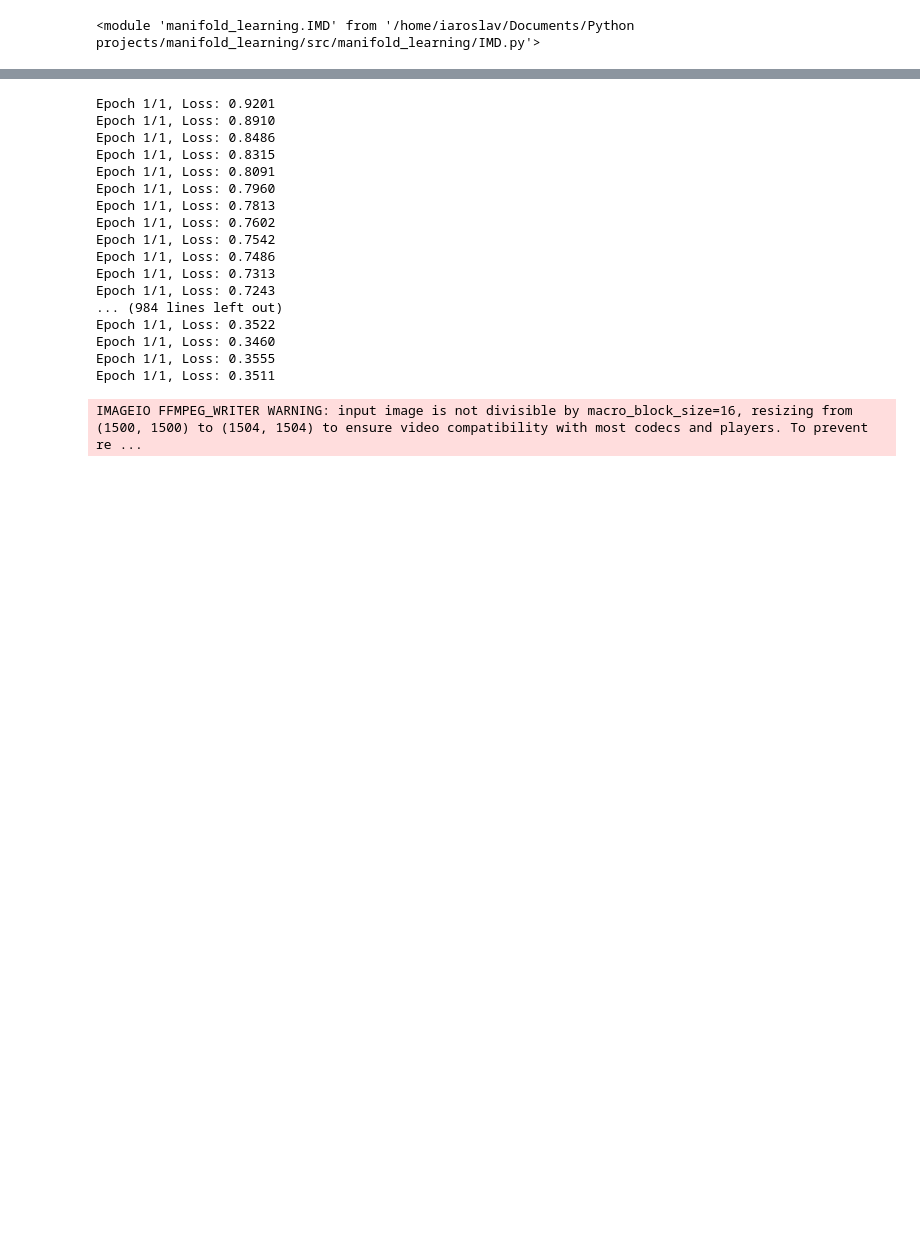
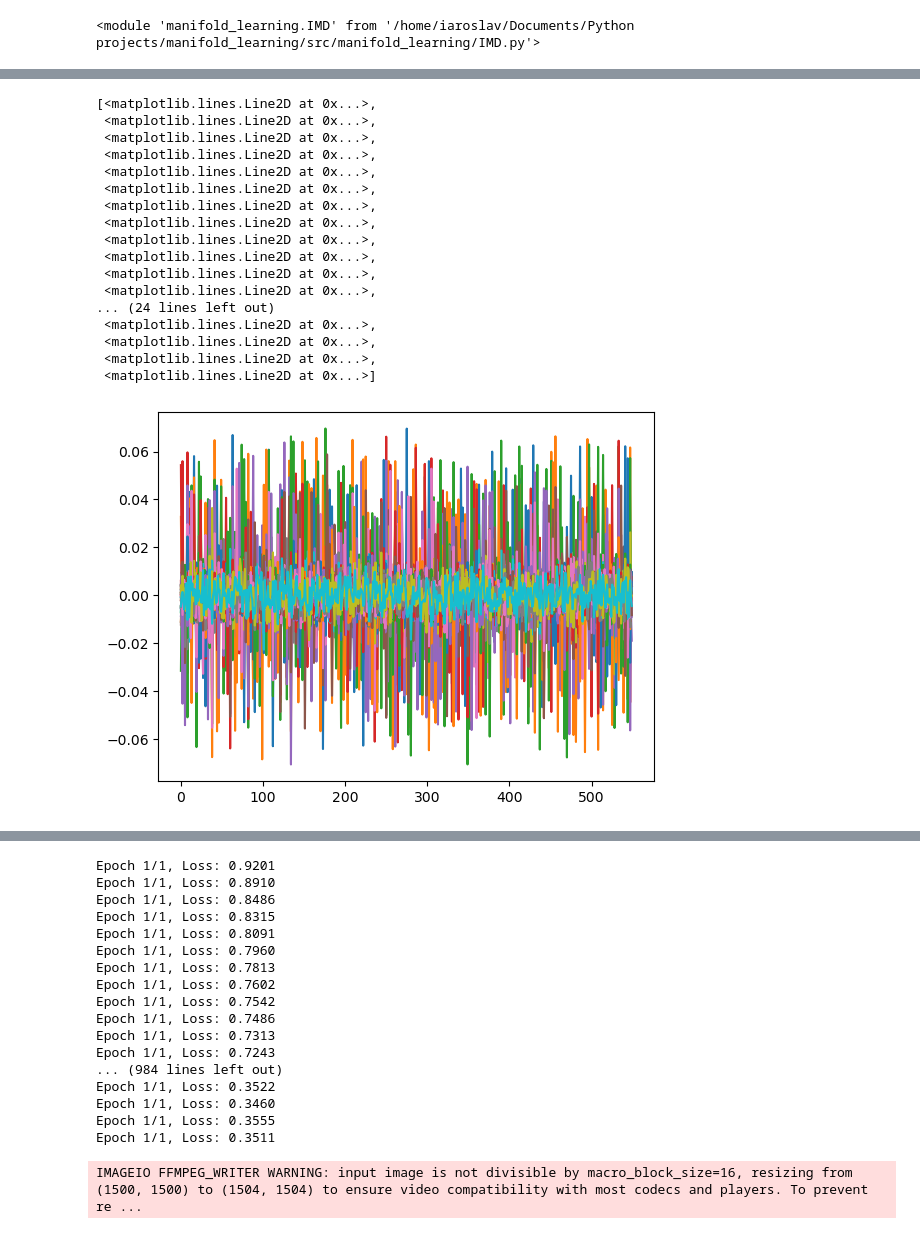
Before and after one commit to z7743/manifold_learning, a Jupyter notebook: notebooks/test.ipynb, the cells around one changed output, grey strips where cells are left out. Cells and saved outputs as stored; diff of their text form; code cells hidden in the pictures; blank space fills up the shorter version.

```diff
--- a/notebooks/test.ipynb
+++ b/notebooks/test.ipynb
@@ -38,0 +65,21 @@ KeyboardInterrupt:
+# %%
+plt.plot(trainer.model.get_weights()[:,0,:])
+# %% [output]
+[<matplotlib.lines.Line2D at 0x...>,
+ <matplotlib.lines.Line2D at 0x...>,
+ <matplotlib.lines.Line2D at 0x...>,
+ <matplotlib.lines.Line2D at 0x...>,
+ <matplotlib.lines.Line2D at 0x...>,
+ <matplotlib.lines.Line2D at 0x...>,
+ <matplotlib.lines.Line2D at 0x...>,
+ <matplotlib.lines.Line2D at 0x...>,
+ <matplotlib.lines.Line2D at 0x...>,
+ <matplotlib.lines.Line2D at 0x...>,
+ <matplotlib.lines.Line2D at 0x...>,
+ <matplotlib.lines.Line2D at 0x...>,
+... (24 lines left out)
+ <matplotlib.lines.Line2D at 0x...>,
+ <matplotlib.lines.Line2D at 0x...>,
+ <matplotlib.lines.Line2D at 0x...>,
+ <matplotlib.lines.Line2D at 0x...>]
+[figure, added]
```
Also changed, not shown: parts of 14 cells of this notebook, 3 other files.
